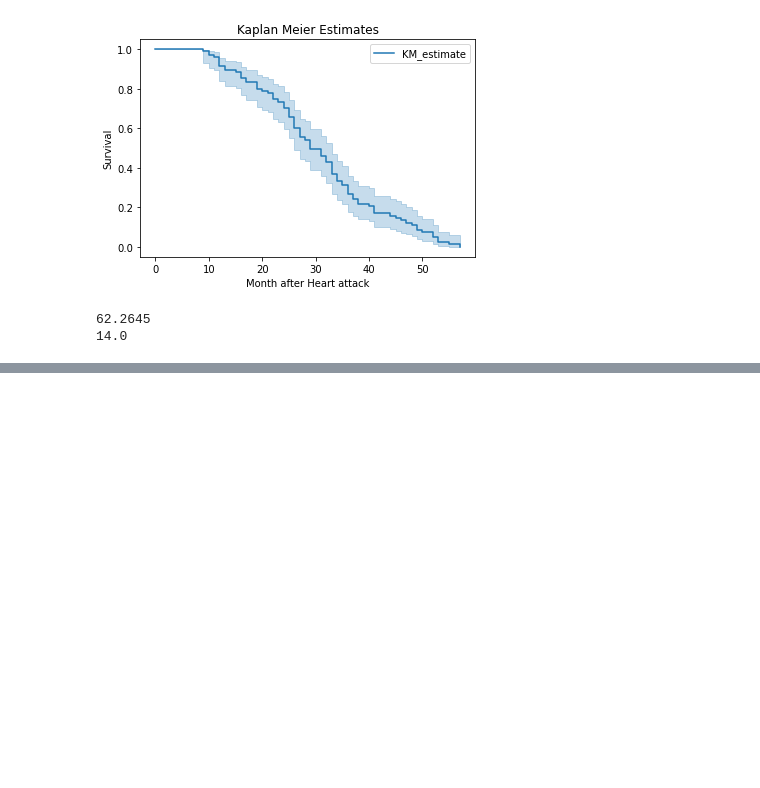
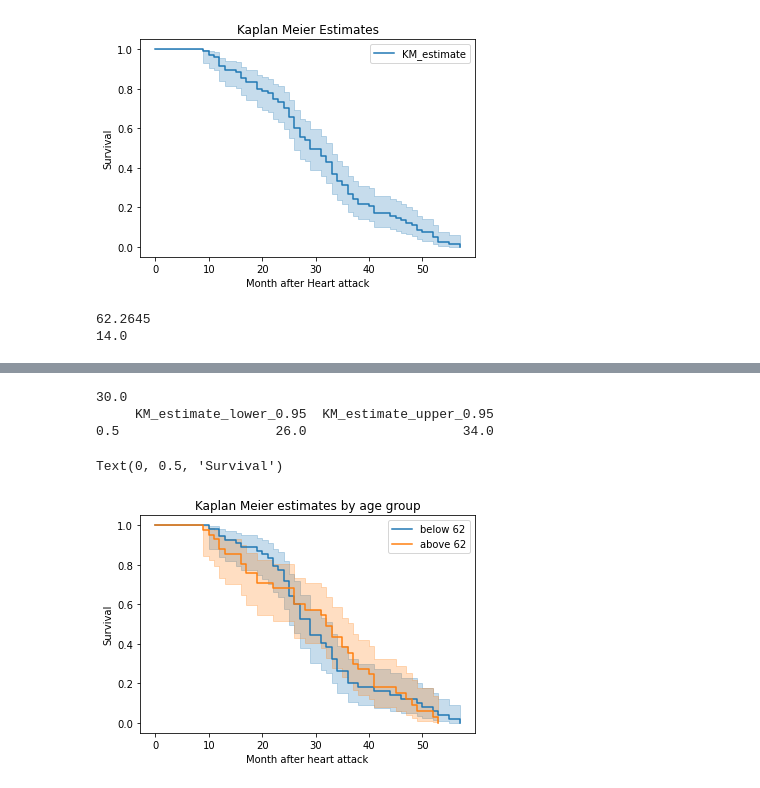
Before and after one commit to vettrivikas/Survival_Analysis, a Jupyter notebook: Survival_analysis using heart_attack _dataset.ipynb, the cells around one changed output, grey strips where cells are left out. Cells and saved outputs as stored; diff of their text form; code cells hidden in the pictures; blank space fills up the shorter version.

```diff
--- a/Survival_analysis using heart_attack _dataset.ipynb
+++ b/Survival_analysis using heart_attack _dataset.ipynb
@@ -148,0 +206,21 @@ print(statistics.median(df['wallmotion-score']))
+# %%
+print( kmf.median_survival_time_)
+print(median_confidence_interval_)
+# %% [output]
+30.0
+     KM_estimate_lower_0.95  KM_estimate_upper_0.95
+0.5                    26.0                    34.0
+# %%
+#based on age
+age_group =  df['age']< statistics.median(df['age'])
+ax = plt.subplot(111)
+kmf.fit(T[age_group], event_observed = E[age_group], label= 'below 62')
+kmf.plot(ax = ax)
+kmf.fit(T[~age_group], event_observed = E[~age_group], label = 'above 62')
+kmf.plot(ax = ax)
+plt.title('Kaplan Meier estimates by age group')
+plt.xlabel('Month after heart attack')
+plt.ylabel("Survival")
+# %% [output]
+Text(0, 0.5, 'Survival')
+[figure, added]
```
Also changed, not shown: parts of 9 cells of this notebook.
